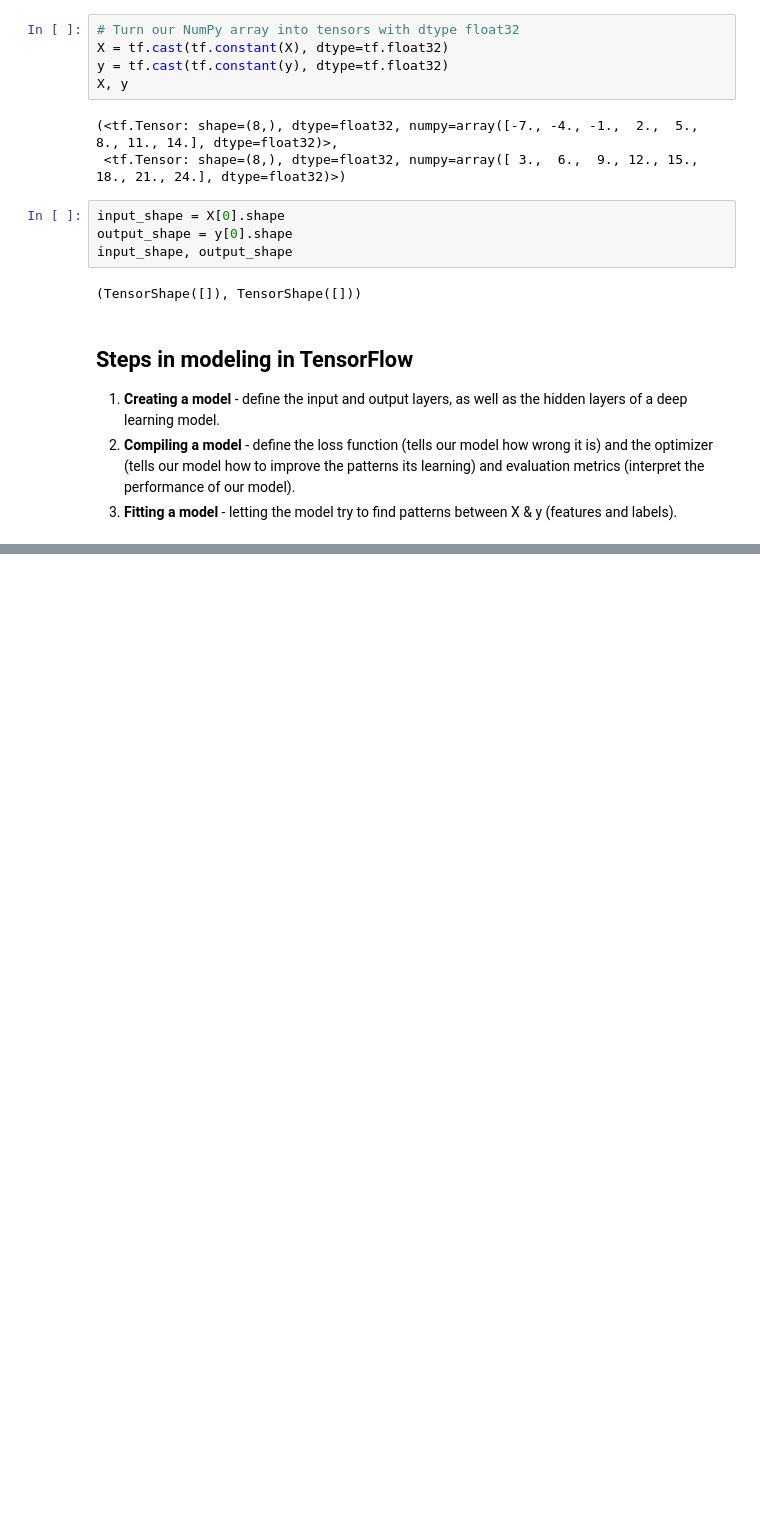
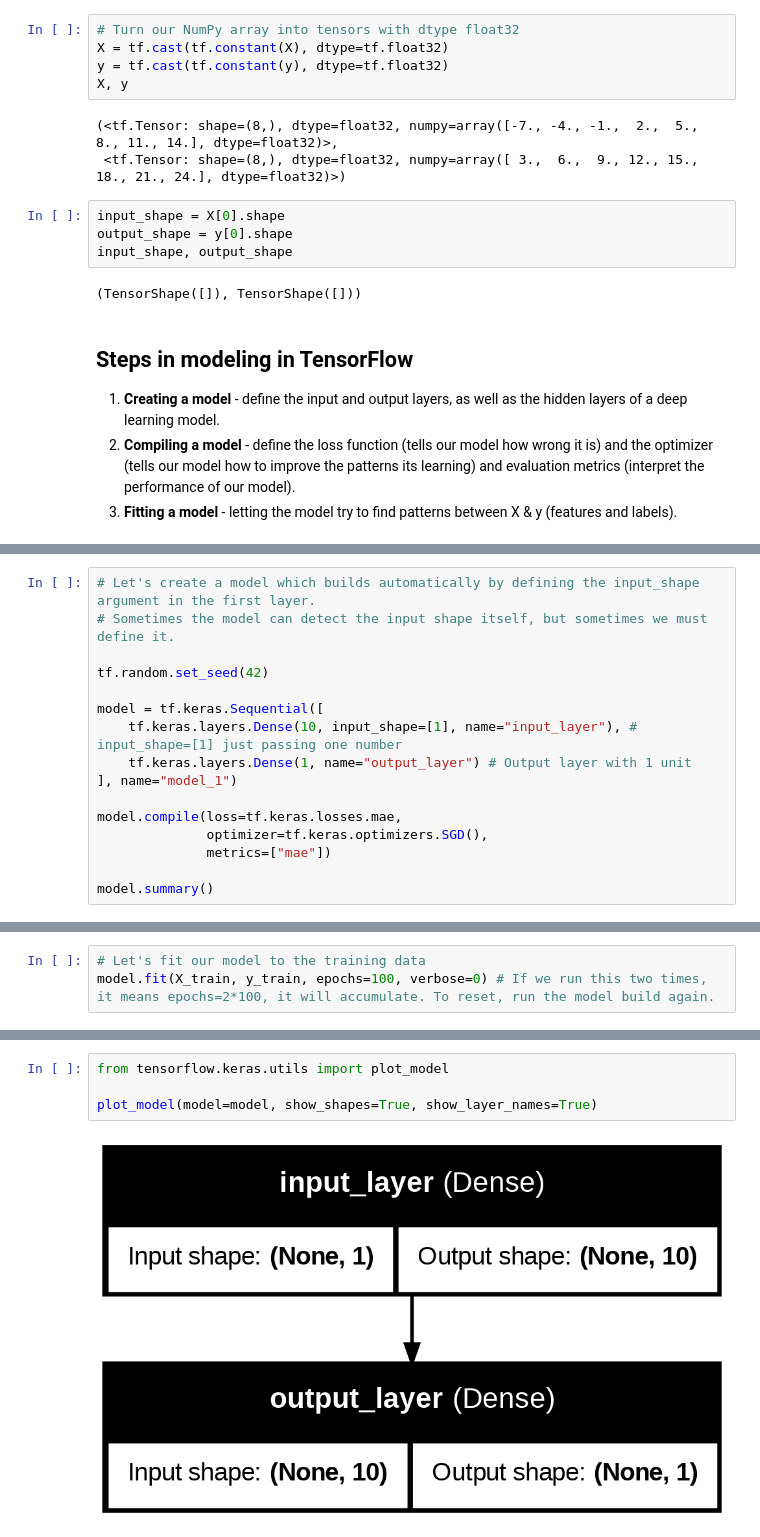
Before and after one commit to ntshtn/Tensorflow_Deep_Learning, a Jupyter notebook: 01_neural_network_regression_with_tensorflow.ipynb, the cells around one changed output, grey strips where cells are left out. Saved outputs shown, nothing was run; the diff lists cells and outputs as text; blank space fills up the shorter version.

```diff
--- a/01_neural_network_regression_with_tensorflow.ipynb
+++ b/01_neural_network_regression_with_tensorflow.ipynb
@@ -110,0 +341,16 @@ array([[-5.886526]], dtype=float32)
+# %%
+# Let's create a model which builds automatically by defining the input_shape argument in the first layer.
+# Sometimes the model can detect the input shape itself, but sometimes we must define it.
+
+tf.random.set_seed(42)
+
+model = tf.keras.Sequential([
+    tf.keras.layers.Dense(10, input_shape=[1], name="input_layer"), # input_shape=[1] just passing one number
+    tf.keras.layers.Dense(1, name="output_layer") # Output layer with 1 unit
+], name="model_1")
+
+model.compile(loss=tf.keras.losses.mae,
+              optimizer=tf.keras.optimizers.SGD(),
+              metrics=["mae"])
+
+model.summary()
@@ -110,0 +376,3 @@ array([[-5.886526]], dtype=float32)
+# %%
+# Let's fit our model to the training data
+model.fit(X_train, y_train, epochs=100, verbose=0) # If we run this two times, it means epochs=2*100, it will accumulate. To reset, run the model build again.
@@ -110,0 +397,6 @@ array([[-5.886526]], dtype=float32)
+# %%
+from tensorflow.keras.utils import plot_model
+
+plot_model(model=model, show_shapes=True, show_layer_names=True)
+# %% [output]
+[figure, added]
```
Also changed, not shown: parts of 49 cells of this notebook.
